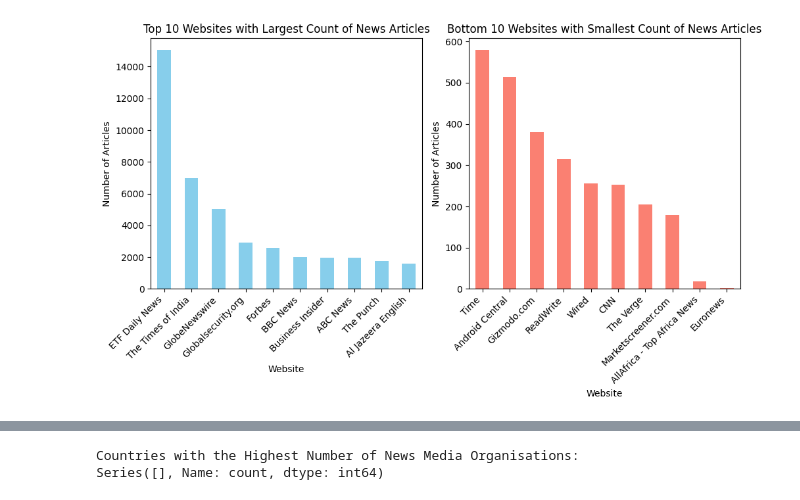
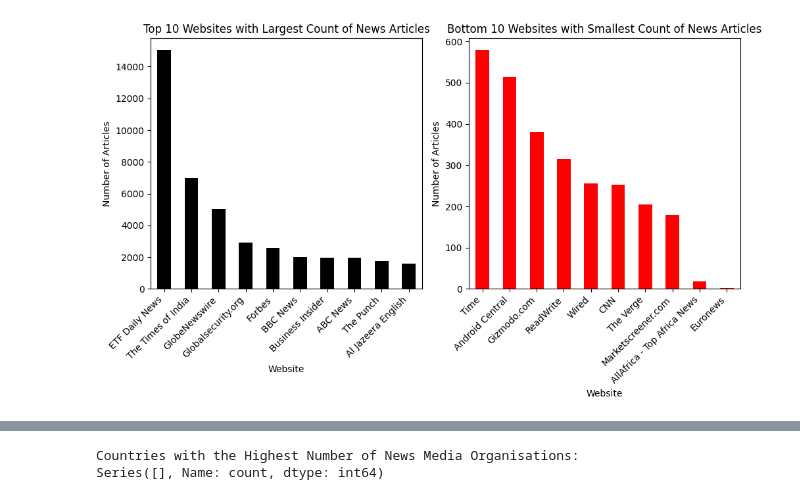
Before and after one commit to slykkkk/news_correlation_10ac_week0, a Jupyter notebook: notebooks/parse_news_data.ipynb, the cells around one changed output, grey strips where cells are left out. Saved outputs shown, nothing was run; the diff lists cells and outputs as text; code cells hidden in the pictures.

```diff
--- a/notebooks/parse_news_data.ipynb
+++ b/notebooks/parse_news_data.ipynb
@@ -67,28 +67,28 @@ Name: count, dtype: int64
 # %%
 
 # Plotting
 plt.figure(figsize=(10, 6))
 
 # Plot for top 10 websites
 plt.subplot(1, 2, 1)
-top_10_websites.plot(kind='bar', color='skyblue')
+top_10_websites.plot(kind='bar', color='black')
 plt.title('Top 10 Websites with Largest Count of News Articles')
 plt.xlabel('Website')
 plt.ylabel('Number of Articles')
 plt.xticks(rotation=45, ha='right')
 
 # Plot for bottom 10 websites
 plt.subplot(1, 2, 2)
-bottom_10_websites.plot(kind='bar', color='salmon')
+bottom_10_websites.plot(kind='bar', color='red')
 plt.title('Bottom 10 Websites with Smallest Count of News Articles')
 plt.xlabel('Website')
 plt.ylabel('Number of Articles')
 plt.xticks(rotation=45, ha='right')
 
 plt.tight_layout()
 plt.show()
 # %% [output]
-[figure, old version]
+[figure, new version]
 # %%
 # Websites with the Highest Numbers of Visitors Traffic
 
```
Also changed, not shown: parts of 8 cells of this notebook.
